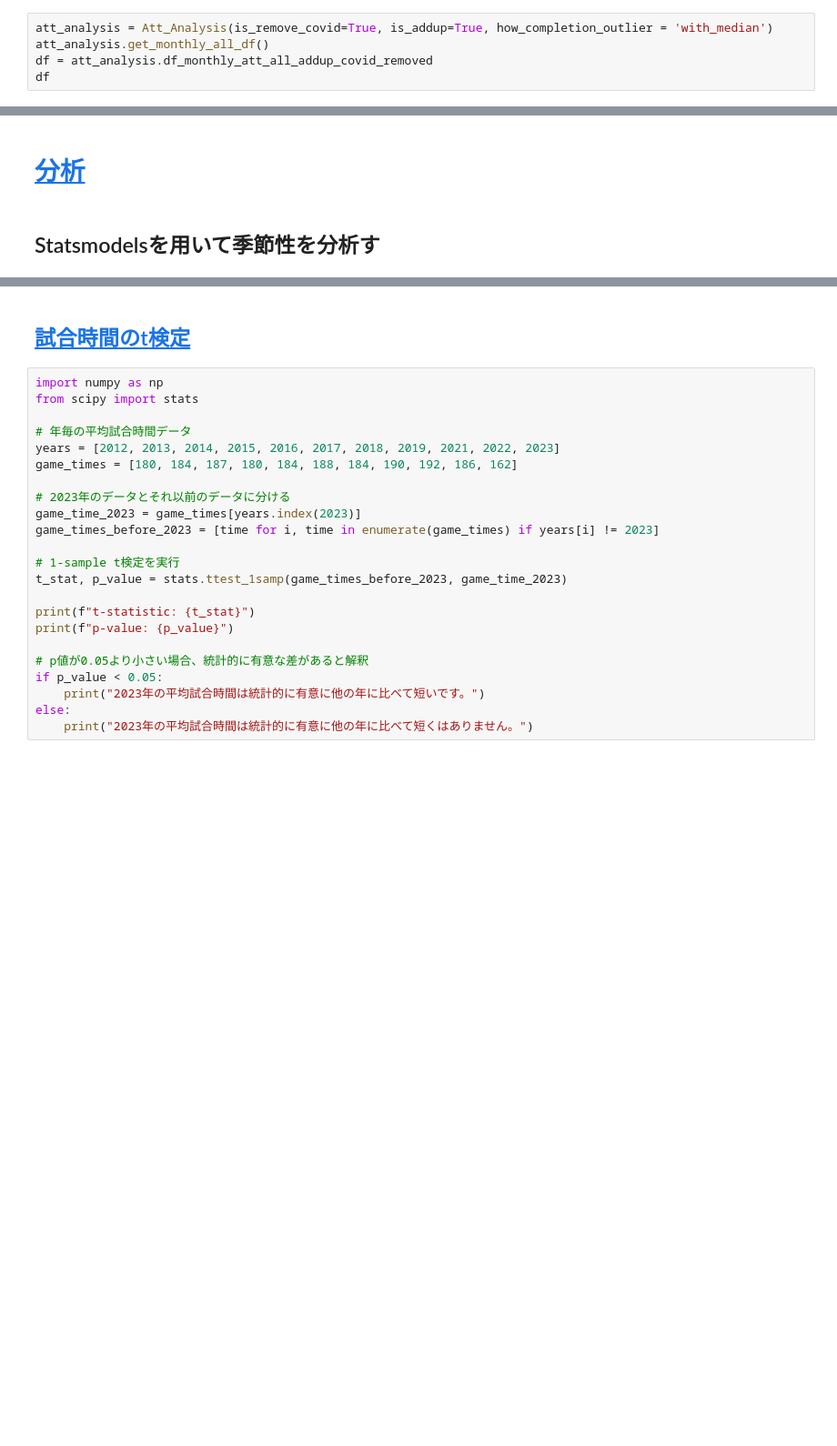
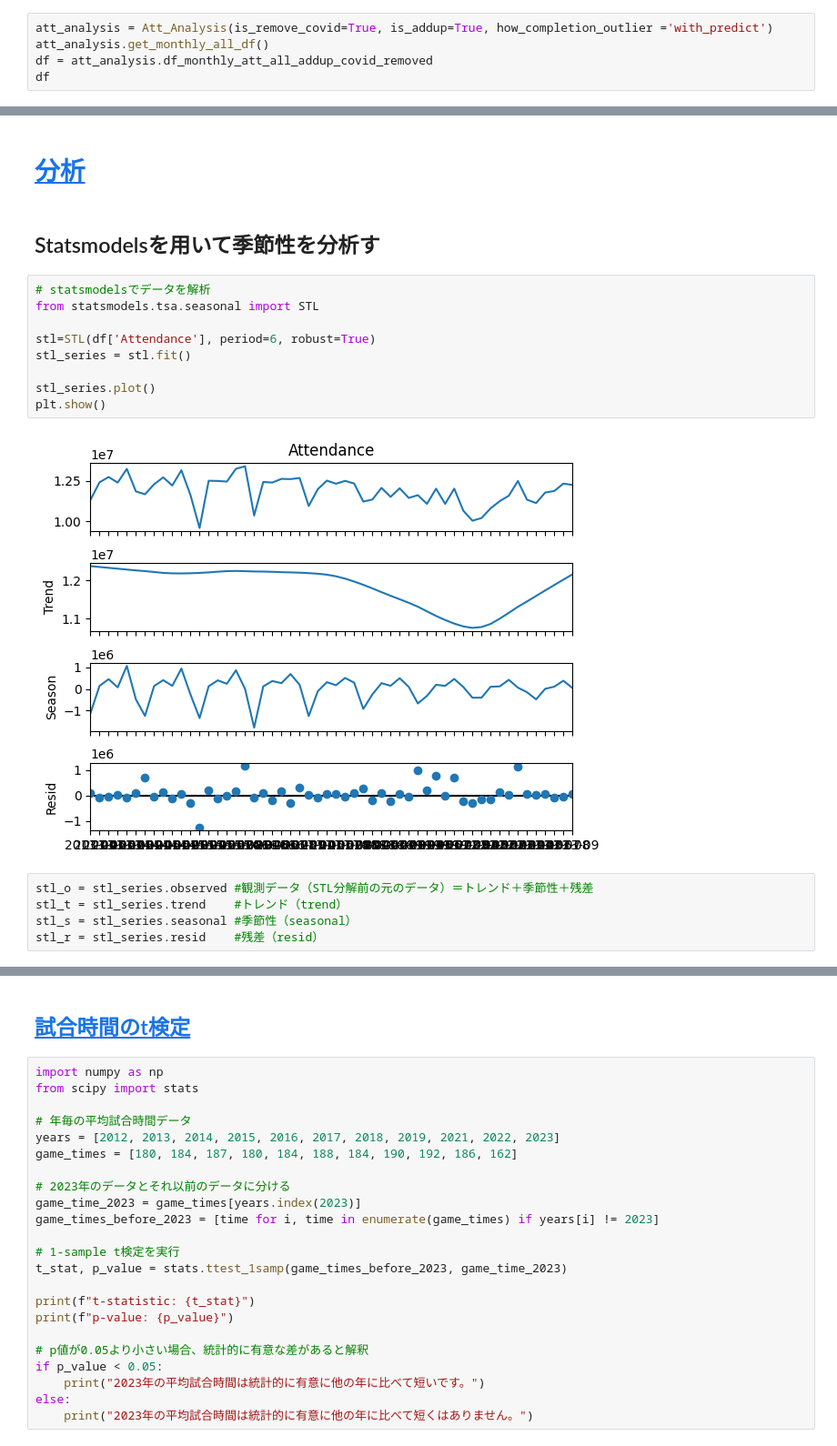
Before and after one commit to mohki7/graduation_thesis, a Jupyter notebook: Analysis.ipynb, the cells around one changed output, grey strips where cells are left out. Shown at 91% size. Drawn from its saved outputs; the diff is of its cells as text; blank space fills up the shorter version.

Commit message:
statsmodelsの季節性

```diff
--- a/Analysis.ipynb
+++ b/Analysis.ipynb
@@ -32,7 +32,7 @@ from statsmodels.formula.api import ols
 ## <a id='toc2_1_'></a>[観客者数を取得](#toc0_)
 ・is_remove_covid, is_addupのオプションと共にインスタンス化して、.get_monthly_all_df()で取得
 # %%
-att_analysis = Att_Analysis(is_remove_covid=True, is_addup=True, how_completion_outlier = 'with_median')
+att_analysis = Att_Analysis(is_remove_covid=True, is_addup=True, how_completion_outlier ='with_predict')
 att_analysis.get_monthly_all_df()
 df = att_analysis.df_monthly_att_all_addup_covid_removed
 df
@@ -146,3 +182,19 @@ att_analysis.plot_game_time()
 # <a id='toc3_'></a>[分析](#toc0_)
 # %% [markdown]
 ## Statsmodelsを用いて季節性を分析す
+# %%
+# statsmodelsでデータを解析
+from statsmodels.tsa.seasonal import STL
+
+stl=STL(df['Attendance'], period=6, robust=True)
+stl_series = stl.fit()
+
+stl_series.plot()
+plt.show()
+# %% [output]
+[figure, added]
+# %%
+stl_o = stl_series.observed #観測データ（STL分解前の元のデータ）＝トレンド＋季節性＋残差
+stl_t = stl_series.trend    #トレンド（trend）
+stl_s = stl_series.seasonal #季節性（seasonal）
+stl_r = stl_series.resid    #残差（resid）
```
Also changed, not shown: parts of 2 cells of this notebook.
